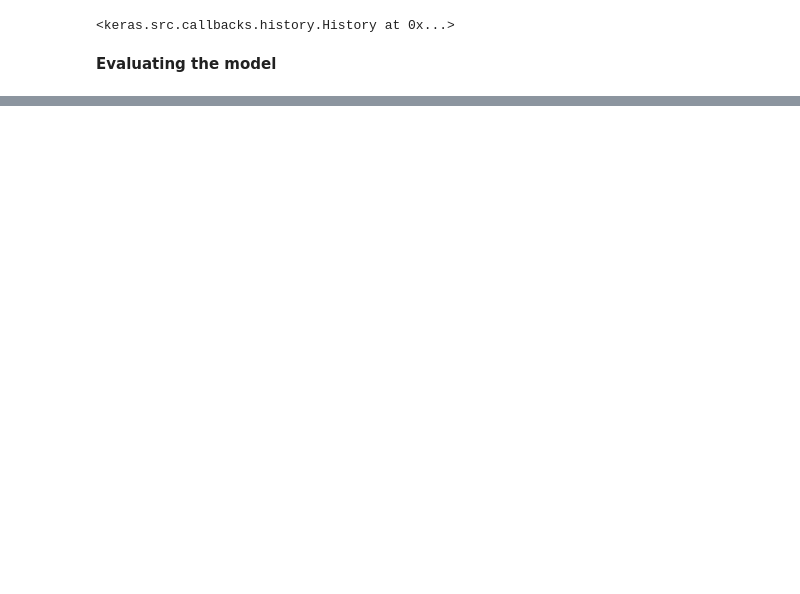
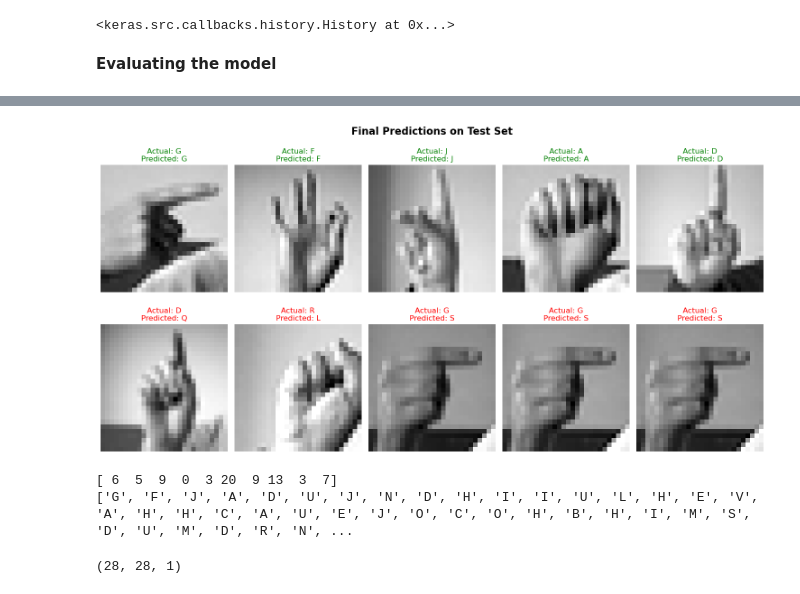
Before and after one commit to highintoxic/ai-accessibility, a Jupyter notebook: mnist-sign-language-cnn.ipynb, the cells around one changed output, grey strips where cells are left out. Cells and saved outputs as stored; diff of their text form; code cells hidden in the pictures; blank space fills up the shorter version.

```diff
--- a/mnist-sign-language-cnn.ipynb
+++ b/mnist-sign-language-cnn.ipynb
@@ -289,0 +327,51 @@ WARNING:absl:You are saving your model as an HDF5 file via `model.save()` or `ke
+# %%
+def plot_predictions(predictions, labels, imgs, title):
+    """
+    Plots the first 5 correct and incorrect predictions
+    """
+    # convert pred and labels to alphabets
+    labels = np.argmax(labels, axis=1)
+    labels = [chr(65 + i) for i in labels]
+
+    predictions = np.argmax(predictions, axis=1)
+    predictions = [chr(65 + i) for i in predictions]
+
+    # get correct and incorrect predictions
+    correct_indices = [i for i, (p, l) in enumerate(zip(predictions, labels)) if p == l]
+    incorrect_indices = [
+        i for i, (p, l) in enumerate(zip(predictions, labels)) if p != l
+    ]
+
+    # plot correct predictions on top row
+    plt.figure(figsize=(15, 8))
+    for i in range(5):
+        idx = correct_indices[i]
+        actual = labels[idx]
+        predicted = predictions[idx]
+
+        plt.subplot(2, 5, i + 1)
+        plt.imshow(imgs[idx].reshape(28, 28), cmap="gray")
+        plt.title(f"Actual: {actual}\nPredicted: {predicted}", color="green")
+        plt.axis("off")
+
+    # plot false predictions on bottom row
+    for i in range(5):
+        idx = incorrect_indices[i]
+        actual = labels[idx]
+        predicted = predictions[idx]
+
+        plt.subplot(2, 5, i + 6)
+        plt.imshow(imgs[idx].reshape(28, 28), cmap="gray")
+        plt.title(f"Actual: {actual}\nPredicted: {predicted}", color="red")
+        plt.axis("off")
+
+    plt.suptitle(title, fontsize=16, fontweight="bold")
+    plt.tight_layout()
+    plt.show()
+
+
+# get predictions
+predictions = model.predict(X_test)
+
+plot_predictions(predictions, y_test, X_test, "Final Predictions on Test Set")
+# %% [output]
@@ -289,0 +379,15 @@ WARNING:absl:You are saving your model as an HDF5 file via `model.save()` or `ke
+[figure, added]
+# %%
+
+
+labels = np.argmax(y_test, axis=1)
+print(labels[:10])
+labels = [chr(65 + i) for i in labels]
+print(labels)
+# %% [output]
+[ 6  5  9  0  3 20  9 13  3  7]
+['G', 'F', 'J', 'A', 'D', 'U', 'J', 'N', 'D', 'H', 'I', 'I', 'U', 'L', 'H', 'E', 'V', 'A', 'H', 'H', 'C', 'A', 'U', 'E', 'J', 'O', 'C', 'O', 'H', 'B', 'H', 'I', 'M', 'S', 'D', 'U', 'M', 'D', 'R', 'N', ...
+# %%
+X_test[0].shape
+# %% [output]
+(28, 28, 1)
```
Also changed, not shown: parts of 8 cells of this notebook, 1 other file.
